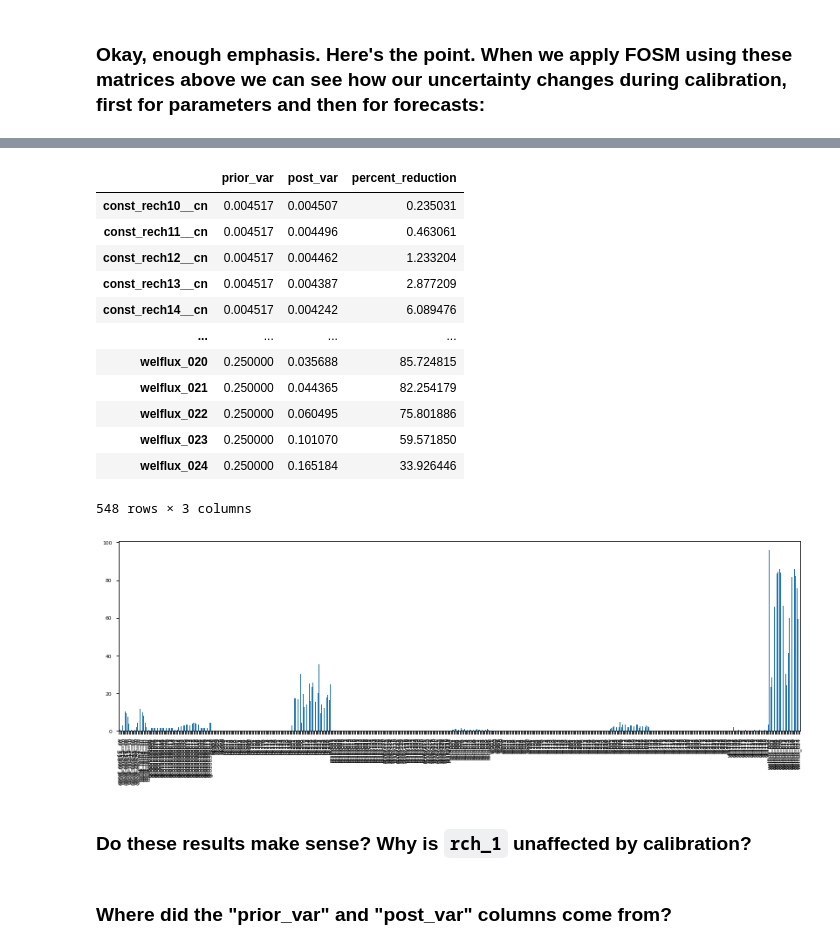
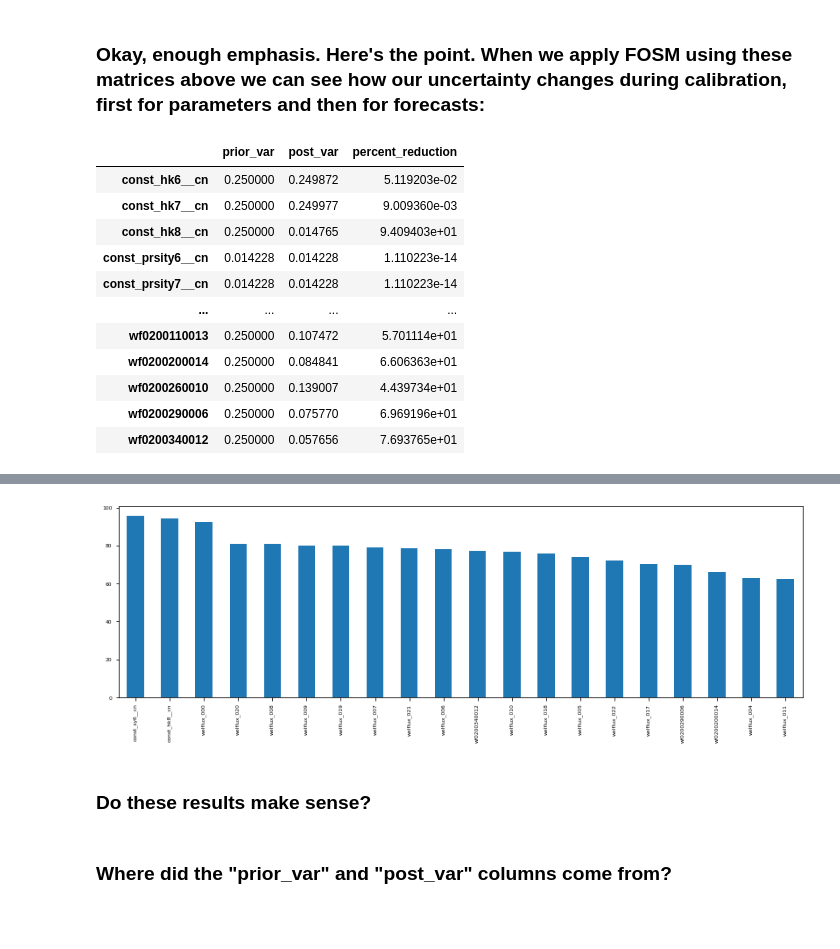
Before and after one commit to mnfienen/GW1876, a Jupyter notebook: activities_stpete/notebooks/intro_to_FOSM/intro_to_FOSM.ipynb, the cells around one changed output, grey strips where cells are left out. Saved outputs shown, nothing was run; the diff lists cells and outputs as text; code cells hidden in the pictures; blank space fills up the shorter version.

```diff
--- a/activities_stpete/notebooks/intro_to_FOSM/intro_to_FOSM.ipynb
+++ b/activities_stpete/notebooks/intro_to_FOSM/intro_to_FOSM.ipynb
@@ -263,6 +263,18 @@ sc.obscov.to_dataframe().loc[sc.pst.nnz_obs_names,sc.pst.nnz_obs_names]
 ### Okay, enough emphasis.  Here's the point.  When we apply FOSM using these matrices above we can see how our uncertainty changes during calibration, first for parameters and then for forecasts:
 # %%
 df = sc.get_parameter_summary()
-df.percent_reduction.plot(kind="bar", figsize=(14,4))
+df.sort_values(by="percent_reduction",ascending=False).iloc[:20].percent_reduction.plot(kind="bar", figsize=(14,4))
 df
 # %% [output]
+|  | prior_var | post_var | percent_reduction |
+| const_hk6__cn | 0.250000 | 0.249872 | 5.119203e-02 |
+| const_hk7__cn | 0.250000 | 0.249977 | 9.009360e-03 |
+| const_hk8__cn | 0.250000 | 0.014765 | 9.409403e+01 |
+| const_prsity6__cn | 0.014228 | 0.014228 | 1.110223e-14 |
+| const_prsity7__cn | 0.014228 | 0.014228 | 1.110223e-14 |
+| ... | ... | ... | ... |
+| wf0200110013 | 0.250000 | 0.107472 | 5.701114e+01 |
+| wf0200200014 | 0.250000 | 0.084841 | 6.606363e+01 |
+| wf0200260010 | 0.250000 | 0.139007 | 4.439734e+01 |
+| wf0200290006 | 0.250000 | 0.075770 | 6.969196e+01 |
+| wf0200340012 | 0.250000 | 0.057656 | 7.693765e+01 |
@@ -273,19 +282,6 @@ df
-|  | prior_var | post_var | percent_reduction |
-| const_rech10__cn | 0.004517 | 0.004507 | 0.235031 |
-| const_rech11__cn | 0.004517 | 0.004496 | 0.463061 |
-| const_rech12__cn | 0.004517 | 0.004462 | 1.233204 |
-| const_rech13__cn | 0.004517 | 0.004387 | 2.877209 |
-| const_rech14__cn | 0.004517 | 0.004242 | 6.089476 |
-| ... | ... | ... | ... |
-| welflux_020 | 0.250000 | 0.035688 | 85.724815 |
-| welflux_021 | 0.250000 | 0.044365 | 82.254179 |
-| welflux_022 | 0.250000 | 0.060495 | 75.801886 |
-| welflux_023 | 0.250000 | 0.101070 | 59.571850 |
-| welflux_024 | 0.250000 | 0.165184 | 33.926446 |
-548 rows × 3 columns
-[figure, old version]
+[figure, new version]
 # %% [markdown]
-### Do these results make sense?  Why is ``rch_1`` unaffected by calibration?
+### Do these results make sense?
 # %% [markdown]
 ###  Where did the "prior_var" and "post_var" columns come from?
 # %%
```
Also changed, not shown: parts of 10 cells of this notebook, 4 other files.
